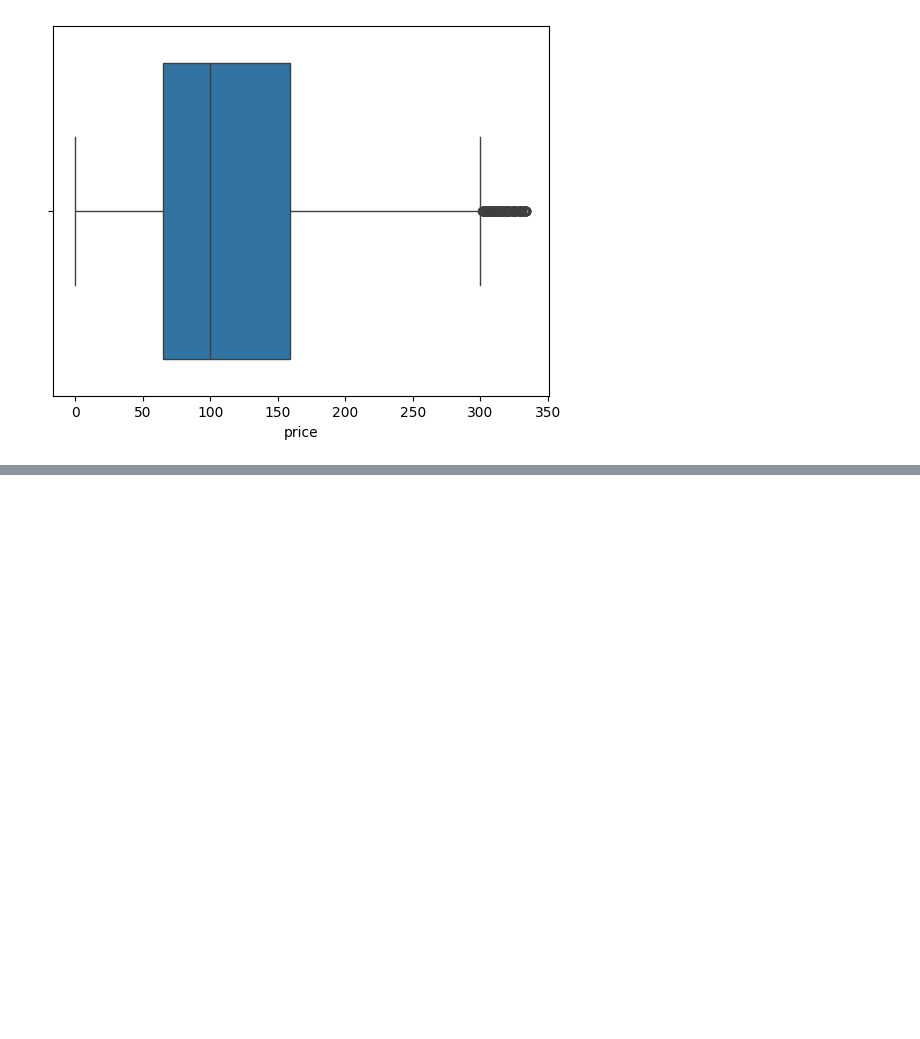
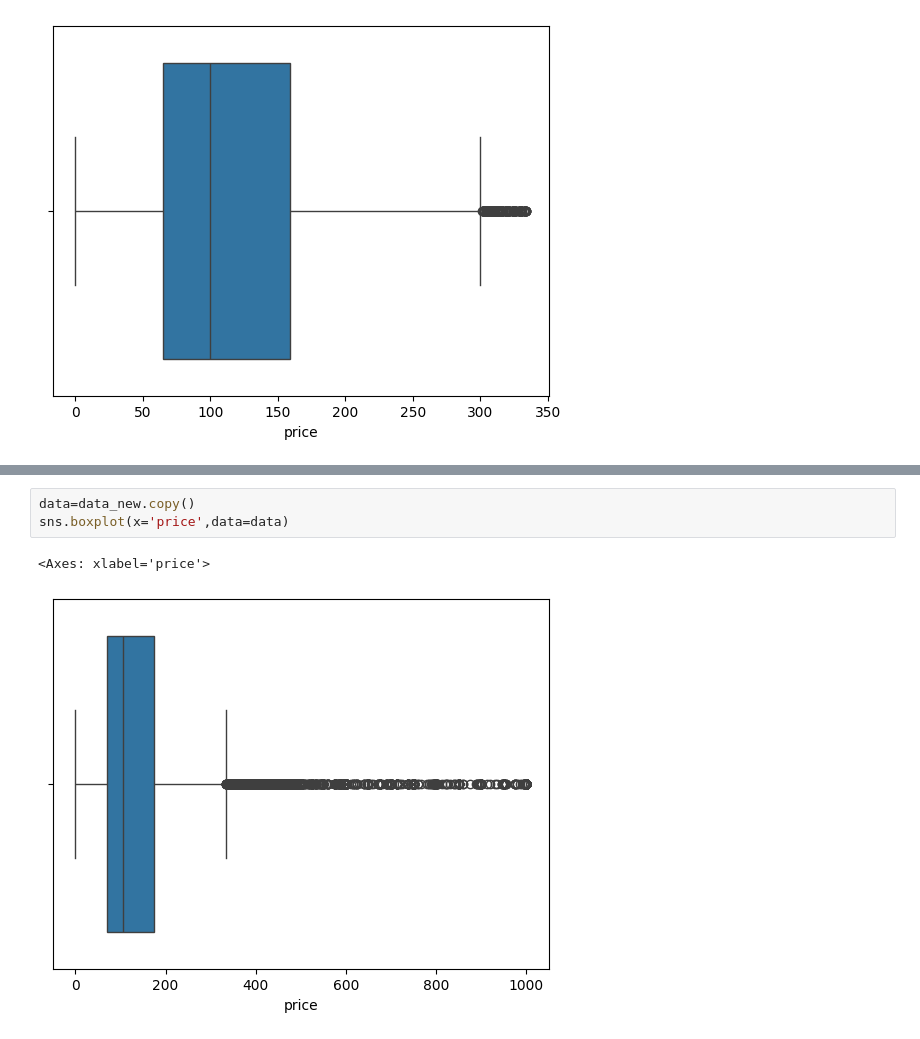
Before and after one commit to diyajojo/ds-ml-basics, a Jupyter notebook: airbnb_data_cleaning.ipynb, the cells around one changed output, grey strips where cells are left out. Saved outputs shown, nothing was run; the diff lists cells and outputs as text; blank space fills up the shorter version.

```diff
--- a/airbnb_data_cleaning.ipynb
+++ b/airbnb_data_cleaning.ipynb
@@ -78,0 +98,6 @@ sns.boxplot(x='price',data=cleaned_data)
+# %%
+data=data_new.copy()
+sns.boxplot(x='price',data=data)
+# %% [output]
+<Axes: xlabel='price'>
+[figure, added]
```
Also changed, not shown: parts of 5 cells of this notebook.
